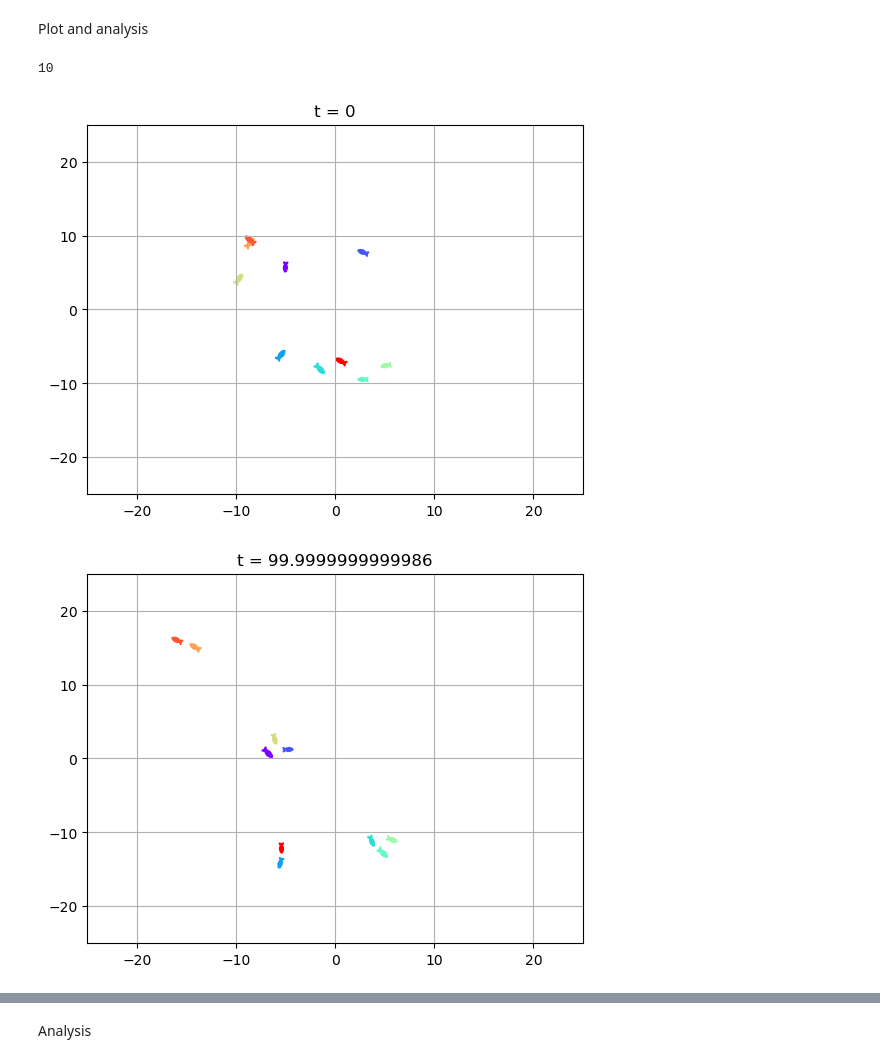
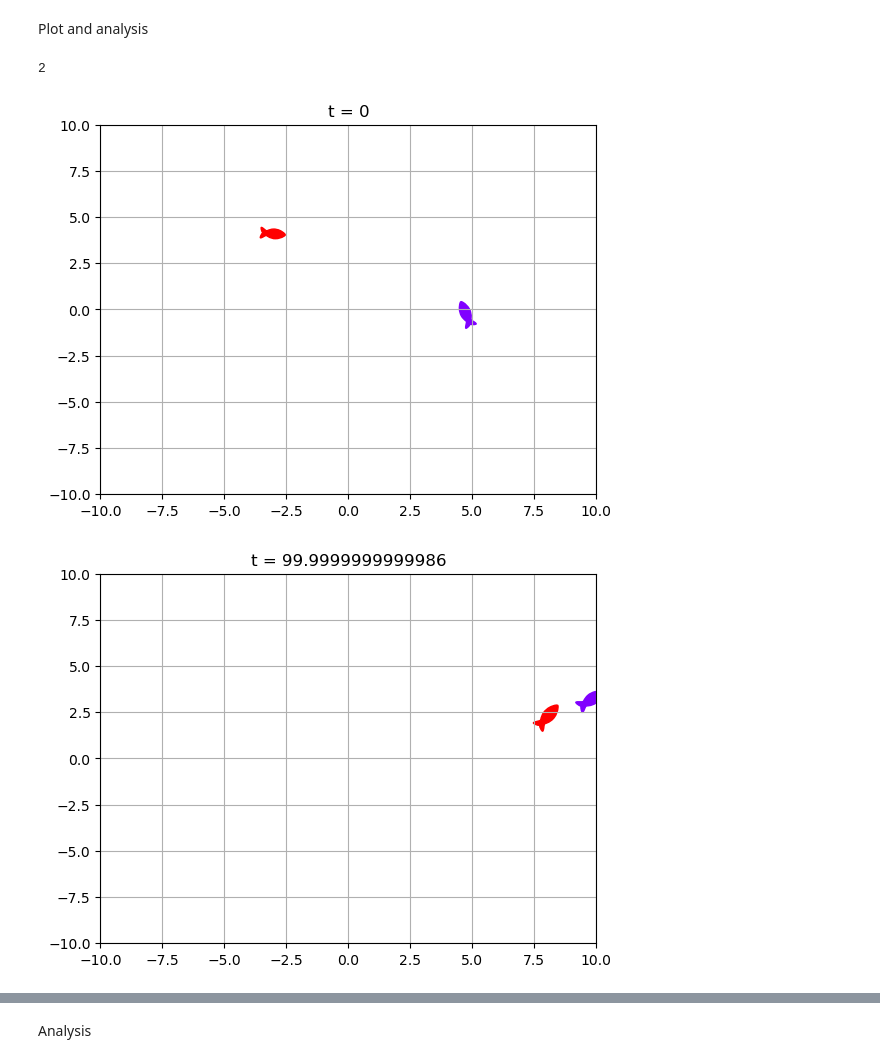
Before and after one commit to Bobomoto/PHYS250-Final-Project, a Jupyter notebook: Finalproject.ipynb, the cells around one changed output, grey strips where cells are left out. Drawn from its saved outputs; the diff is of its cells as text; code cells hidden in the pictures.

```diff
--- a/Finalproject.ipynb
+++ b/Finalproject.ipynb
@@ -259,7 +276,8 @@ Plot and analysis
 # %%
 #plotting function
 
-def plot(coords, radorientations, arenasize, title = '', fishmarker = fmarker):
+def plot(coords, radorientations, arenasize = 100, viewrange = (-50,50), title = '', fishmarker = fmarker):
+    figurelength = viewrange[1]-viewrange[0]
     degmotangles = np.rad2deg(radorientations)
 
     xcoords, ycoords = zip(*coords)
@@ -271,35 +289,38 @@ def plot(coords, radorientations, arenasize, title = '', fishmarker = fmarker):
 
     for i in np.arange(N):
         rotmarker = fishmarker.transformed(mpl.transforms.Affine2D().rotate_deg(degmotangles[i]))
-        ax.scatter(xcoords[i],ycoords[i], marker = rotmarker, s = 160000/arenasize**2, color = colors[i])
+        ax.scatter(xcoords[i],ycoords[i], marker = rotmarker, s = 160000/figurelength**2, color = colors[i])
 
-    ax.set_xlim(-arenasize/2,arenasize/2)
-    ax.set_ylim(-arenasize/2,arenasize/2)
+    #plot view range
+    ax.set_xlim(viewrange[0],viewrange[1])
+    ax.set_ylim(viewrange[0],viewrange[1])
+
     ax.set_title(title)
     ax.grid()
     plt.plot()
 # %%
 numiterations = 1000
-poolsize = 100 #80 is the length of each side
-numfish = 10
+poolrange = 20 #10 is the length of each side
+initcoordmax = 5
+numfish = 2
 inittime = 0
 
 positionarray = []
 
-pos, motorientations, motspeeds, motvelocity = initialize(numfish,-10,10)
-plot(pos,motorientations,poolsize/2, 't = 0')
+pos, motorientations, motspeeds, motvelocity = initialize(numfish,-initcoordmax,initcoordmax)
+plot(pos,motorientations, viewrange = (-poolrange/2,poolrange/2), title = 't = 0')
 
 for i in np.arange(numiterations):
-    pos, motorientations, motspeeds, motvelocity, inittime = updatefish(pos, motorientations, motspeeds, motvelocity, time = inittime)
+    pos, motorientations, motspeeds, motvelocity, inittime = updatefish(pos, motorientations, motspeeds, motvelocity, time = inittime, arenarange = 100)
     positionarray.append(copy.deepcopy(pos))
 
-plot(pos,motorientations,poolsize/2, f't = {inittime}')
+plot(pos,motorientations, viewrange = (-poolrange/2,poolrange/2), title = f't = {inittime}')
 
 print(len(motvelocity))
 # %% [output]
-10
+2
-[figure, old version]
+[figure, new version]
-[figure, old version]
+[figure, new version]
 # %%
 fig, ax = plt.subplots()
 
```
Also changed, not shown: parts of 2 cells of this notebook.
